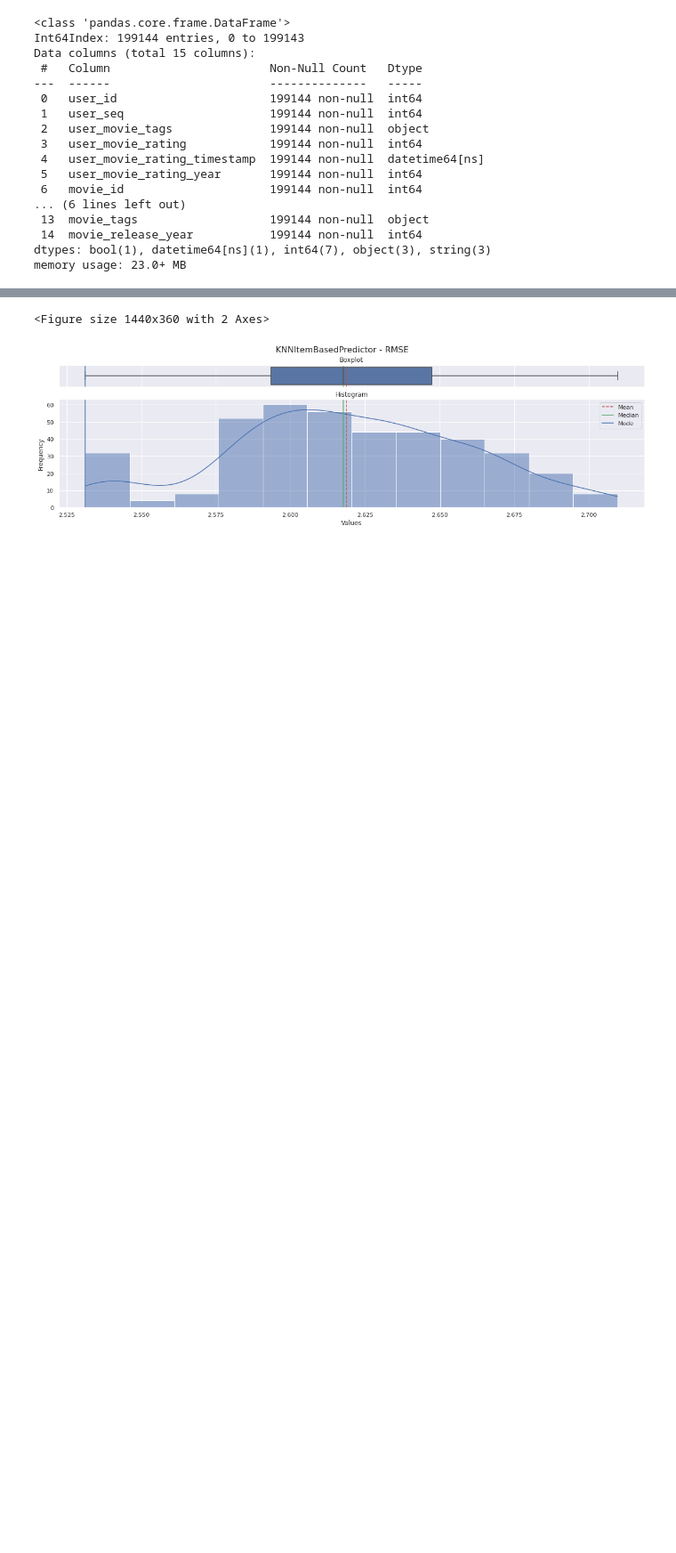
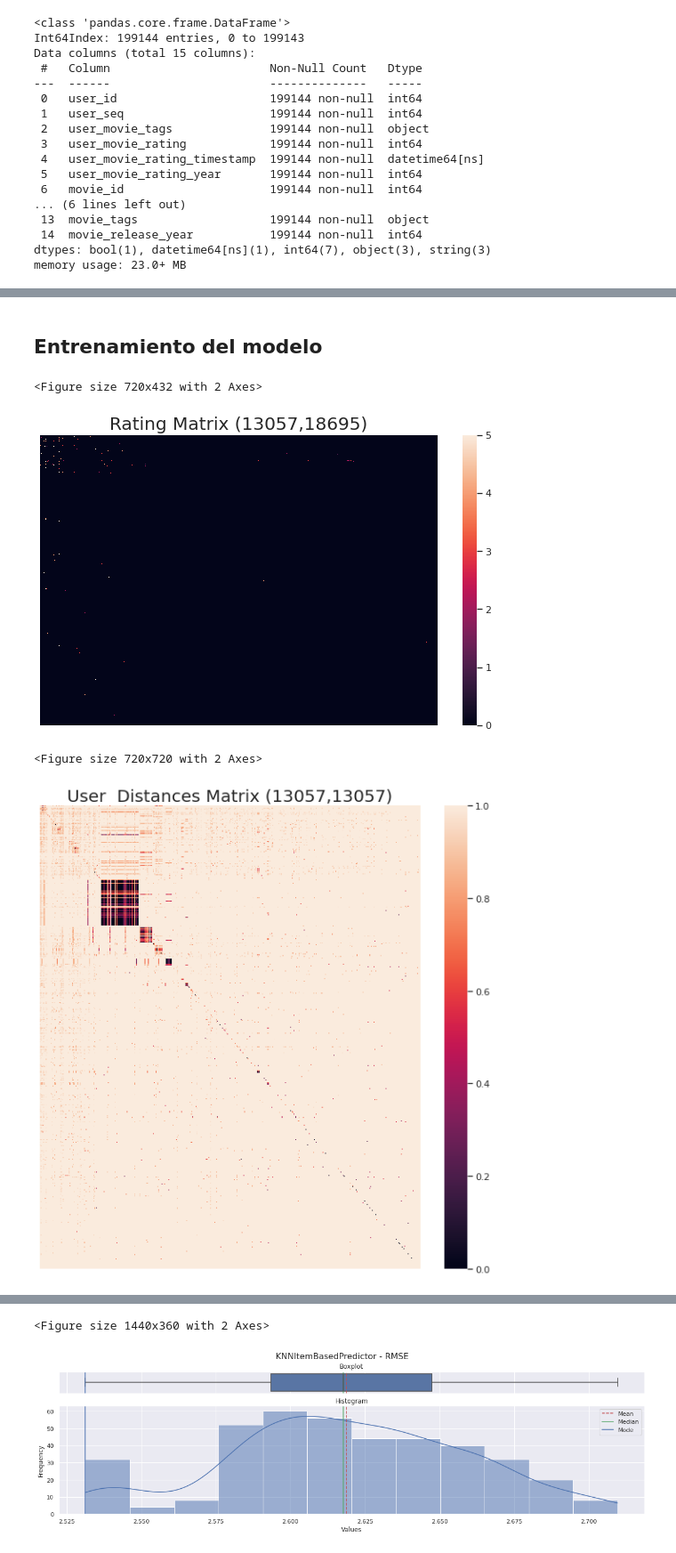
Before and after one commit to adrianmarino/thesis-paper, a Jupyter notebook: notebooks/models_knn.ipynb, the cells around one changed output, grey strips where cells are left out. Shown at 89% size. Drawn from its saved outputs; the diff is of its cells as text; code cells hidden in the pictures; blank space fills up the shorter version.

```diff
--- a/notebooks/models_knn.ipynb
+++ b/notebooks/models_knn.ipynb
@@ -96,13 +94,19 @@ train_set, eval_set = dataset.split_train_eval(split_year=2018)
+# %% [markdown]
+## Entrenamiento del modelo
 # %%
 user_predictor = ml.KNNUserBasedPredictor.from_data_frame(
     data          = train_set.data,
     user_seq_col  = 'user_seq',
     movie_seq_col = 'movie_seq',
     rating_col    = 'user_movie_rating',
     distance      = ml.CosineDistance()
 )
-
-# user_predictor.plot()
+user_predictor.plot()
+# %% [output]
+<Figure size 720x432 with 2 Axes>
+[figure, added]
+<Figure size 720x720 with 2 Axes>
+[figure, added]
 # %%
 item_predictor = ml.KNNItemBasedPredictor.from_data_frame(
     data          = train_set.data,
```
Also changed, not shown: parts of 6 cells of this notebook, 4 other files.
